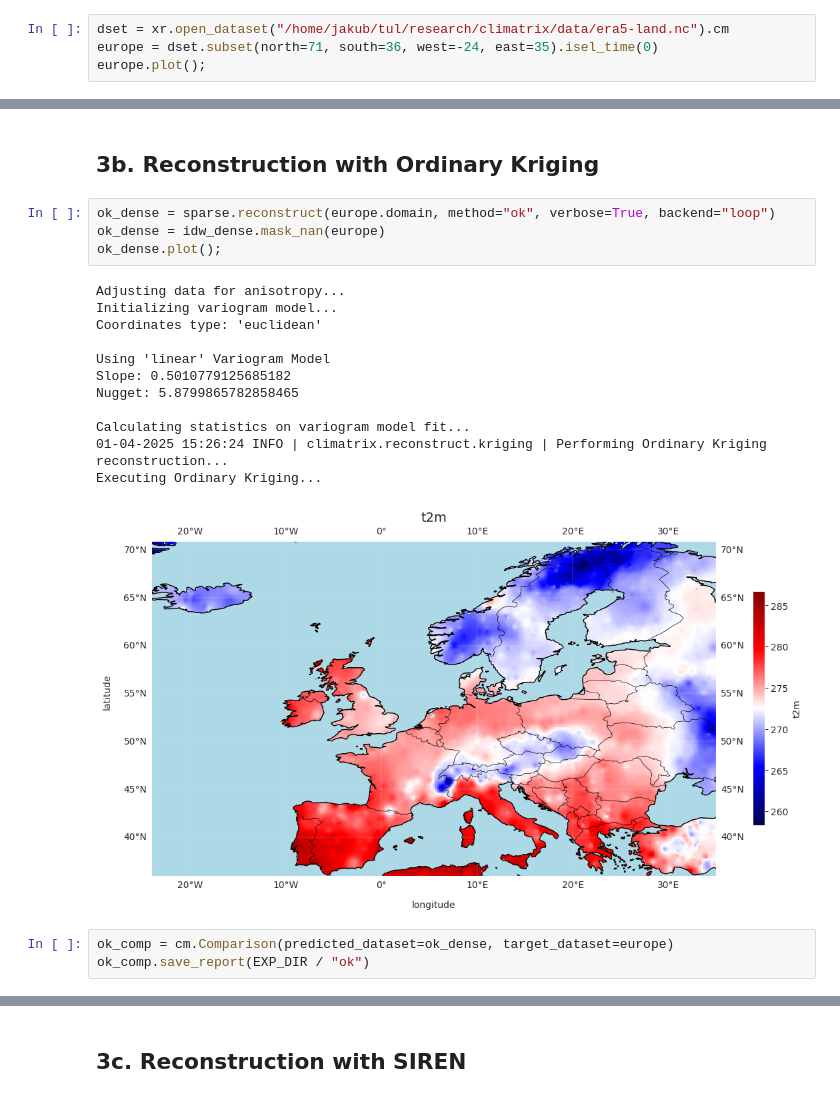
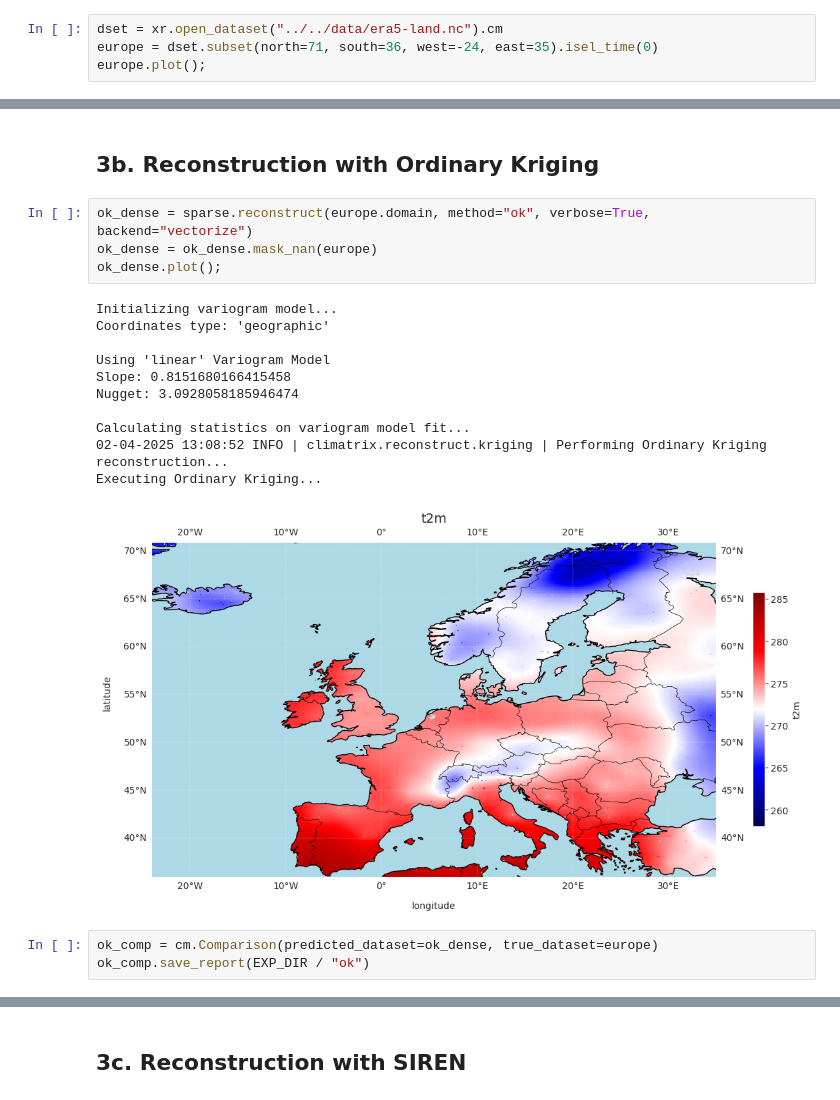
Before and after one commit to jamesWalczak/climatrix, a Jupyter notebook: experiments/jwalczak/01_25_Mar_reconstruction_quality.ipynb, the cells around one changed output, grey strips where cells are left out. Drawn from its saved outputs; the diff is of its cells as text.

```diff
--- a/experiments/jwalczak/01_25_Mar_reconstruction_quality.ipynb
+++ b/experiments/jwalczak/01_25_Mar_reconstruction_quality.ipynb
@@ -28,7 +23,7 @@ def plot(comp):
 # %% [markdown]
 ### 1. Subset static temperature data for Europe
 # %%
-dset = xr.open_dataset("/home/jakub/tul/research/climatrix/data/era5-land.nc").cm
+dset = xr.open_dataset("../../data/era5-land.nc").cm
 europe = dset.subset(north=71, south=36, west=-24, east=35).isel_time(0)
 europe.plot();
 # %% [output]
@@ -67,24 +82,23 @@ plot(idw_comp);
 # %% [markdown]
 ## 3b. Reconstruction with Ordinary Kriging
 # %%
-ok_dense = sparse.reconstruct(europe.domain, method="ok", verbose=True, backend="loop")
-ok_dense = idw_dense.mask_nan(europe)
+ok_dense = sparse.reconstruct(europe.domain, method="ok", verbose=True, backend="vectorize")
+ok_dense = ok_dense.mask_nan(europe)
 ok_dense.plot();
 # %% [output]
-Adjusting data for anisotropy...
 Initializing variogram model...
-Coordinates type: 'euclidean'
+Coordinates type: 'geographic'
 
 Using 'linear' Variogram Model
-Slope: 0.5010779125685182
-Nugget: 5.8799865782858465
+Slope: 0.8151680166415458
+Nugget: 3.0928058185946474
 
 Calculating statistics on variogram model fit...
-01-04-2025 15:26:24 INFO | climatrix.reconstruct.kriging | Performing Ordinary Kriging reconstruction...
+02-04-2025 13:08:52 INFO | climatrix.reconstruct.kriging | Performing Ordinary Kriging reconstruction...
 Executing Ordinary Kriging...
-[figure, old version]
+[figure, new version]
 # %%
-ok_comp = cm.Comparison(predicted_dataset=ok_dense, target_dataset=europe)
+ok_comp = cm.Comparison(predicted_dataset=ok_dense, true_dataset=europe)
 ok_comp.save_report(EXP_DIR / "ok")
 # %%
 plot(ok_comp);
```
Also changed, not shown: parts of 10 cells of this notebook, 16 other files.
